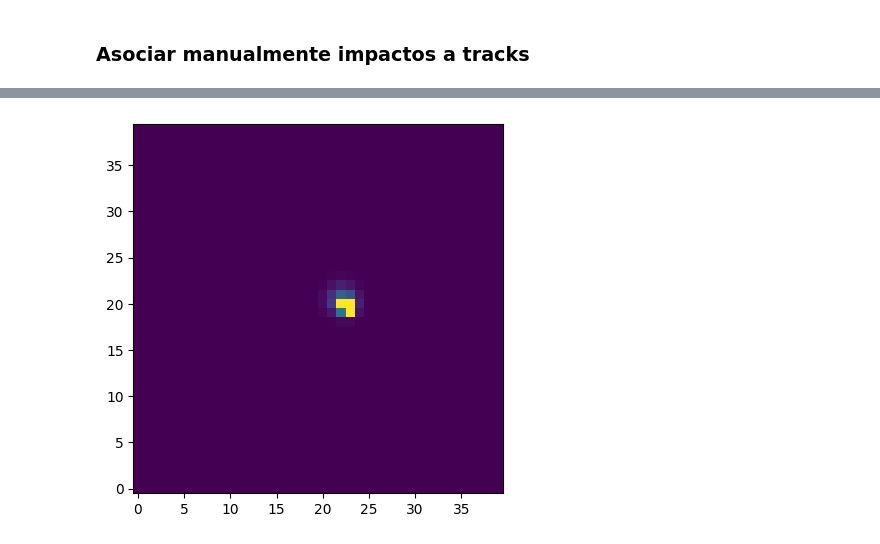
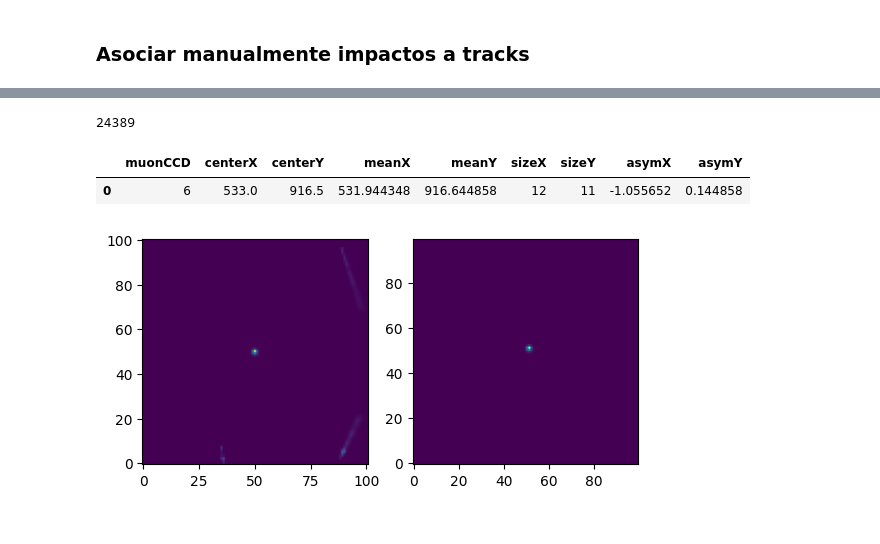
Before and after one commit to santi-acv/connie_tracking, a Jupyter notebook: leer_datos_connie.ipynb, the cells around one changed output, grey strips where cells are left out. Drawn from its saved outputs; the diff is of its cells as text; code cells hidden in the pictures.

```diff
--- a/leer_datos_connie.ipynb
+++ b/leer_datos_connie.ipynb
@@ -271,4 +251,0 @@ find_nearest(first_run, ccd=ccd, x=x, y=y)
-# %%
-view_event(first_run, 4911, x_=x, y_=y, r_=20)
-# %% [output]
-[figure, removed]
@@ -274,0 +272,15 @@ view_event(first_run, 4911, x_=x, y_=y, r_=20)
+# %%
+ccd = 13
+x = 532
+y = 917
+
+f, ax = plt.subplots(1, 2)
+view_region(imgs, ccd=ccd, x=x, y=y, r=50, ax=ax[0])
+e = find_here(first_run, ccd=ccd, x=x, y=y)
+print(e)
+view_event(first_run, 24389, ax=ax[1], r=50)
+# %% [output]
+24389
+|  | muonCCD | centerX | centerY | meanX | meanY | sizeX | sizeY | asymX | asymY |
+| 0 | 6 | 533.0 | 916.5 | 531.944348 | 916.644858 | 12 | 11 | -1.055652 | 0.144858 |
+[figure, added]
```
Also changed, not shown: parts of 14 cells of this notebook, 1 other file.
